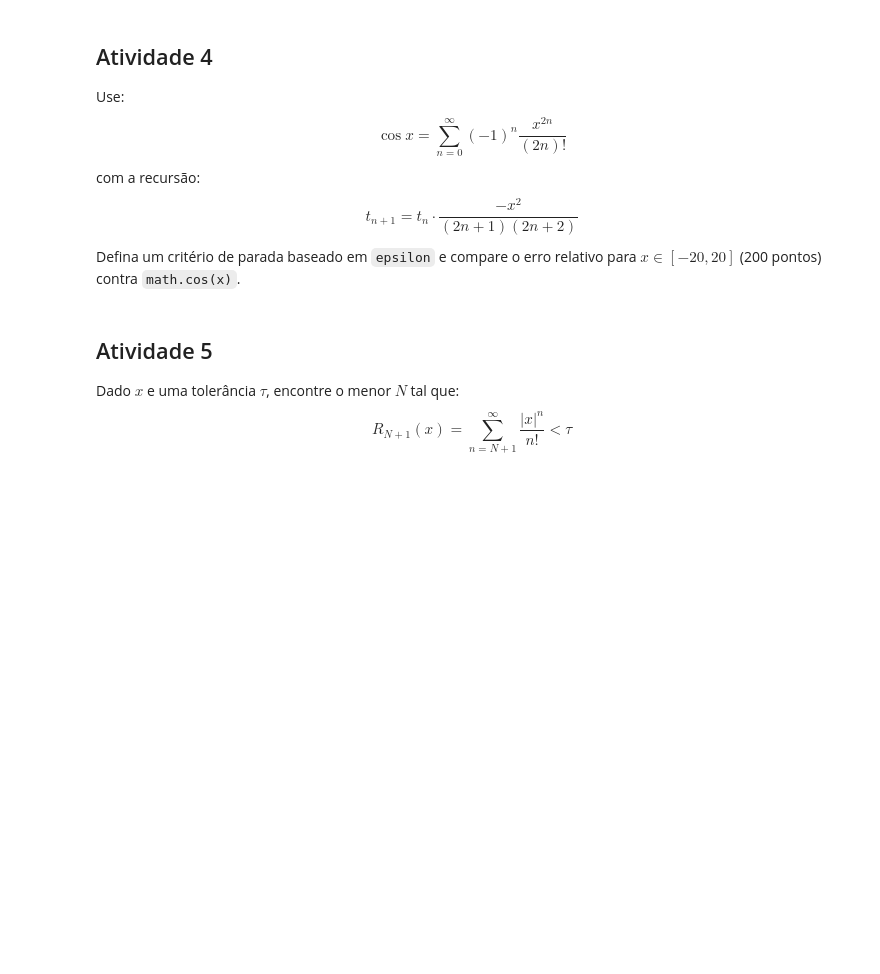
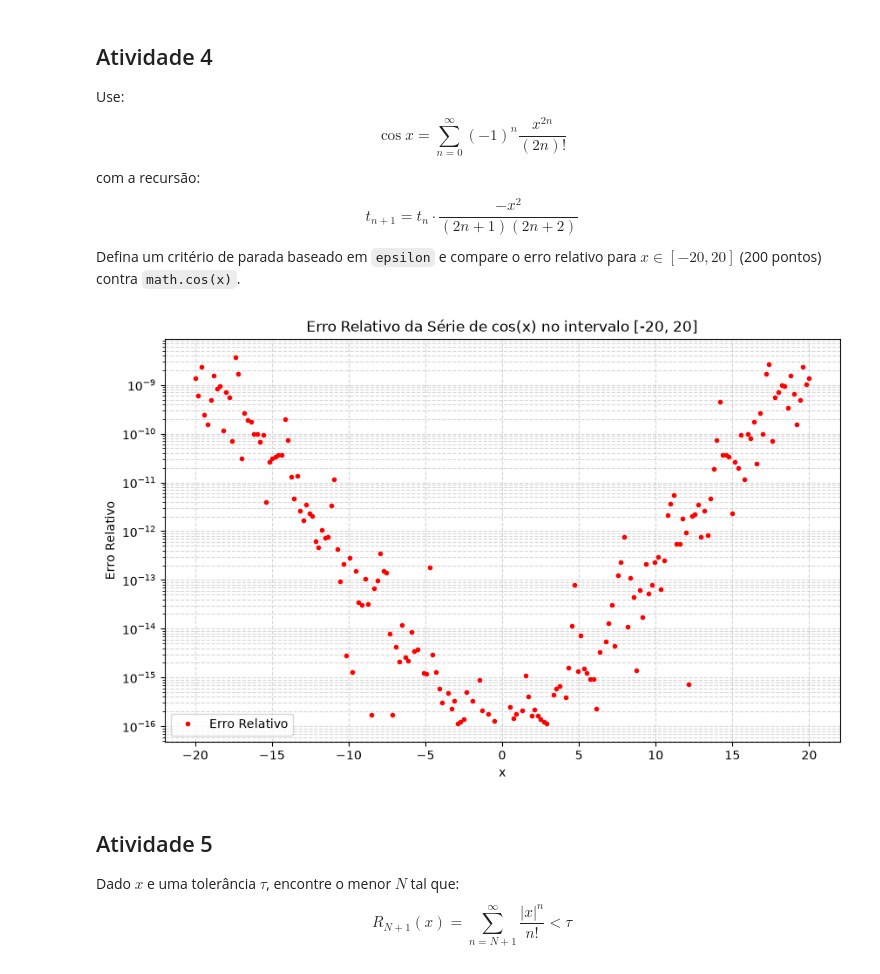
Before and after one commit to GabrielRC04/cnum, a Jupyter notebook: notebooks/semana3.ipynb, the cells around one changed output. Saved outputs shown, nothing was run; the diff lists cells and outputs as text; code cells hidden in the pictures; blank space fills up the shorter version.

```diff
--- a/notebooks/semana3.ipynb
+++ b/notebooks/semana3.ipynb
@@ -91,6 +196,69 @@ $$
 t_{n+1}=t_n\cdot\frac{-x^2}{(2n+1)(2n+2)}
 $$
 Defina um critério de parada baseado em `epsilon` e compare o erro relativo para $x\in[-20,20]$ (200 pontos) contra `math.cos(x)`.
+# %%
+import math
+import sys
+import numpy as np
+import matplotlib.pyplot as plt
+
+def cos_series(x, atol=0.0):
+    """
+    Aproxima cos(x) pela série de Maclaurin utilizando a recursão dada.
+    """
+    eps = sys.float_info.epsilon
+    term = 1.0  # Para n=0, o termo é x^0 / 0! = 1
+    s = 1.0     # A soma inicializa com o primeiro termo
+    n = 0
+    tol_abs = max(atol, eps)
+
+    while True:
+        # Aplicação da recursão fornecida no enunciado
+        term *= - (x**2) / ((2*n + 1) * (2*n + 2))
+        s += term
+        n += 1
+
+        # Critério de paragem: o termo atual é insignificante face à soma
+        if abs(term) < eps * abs(s) or abs(term) < tol_abs:
+            break
+
+        # Limite de segurança para evitar loops infinitos
+        if n > 10_000:
+            break
+
+    return s, n
+
+# 1. Gerar 200 pontos no intervalo [-20, 20]
+x_vals = np.linspace(-20, 20, 200)
+erros_relativos = []
+
+# 2. Calcular a série e o erro relativo para cada ponto
+for x in x_vals:
+    approx, iteracoes = cos_series(x)
+    real = math.cos(x)
+
+    # Cálculo do erro relativo: |(valor_aproximado - valor_real) / valor_real|
+    # Adicionamos uma pequena constante no denominador para evitar divisão por zero
+    # caso math.cos(x) seja exatamente 0 (ou muito próximo)
+    if real == 0:
+        erro = abs(approx - real)
+    else:
+        erro = abs((approx - real) / real)
+
+    erros_relativos.append(erro)
+
+# 3. Visualizar os resultados
+plt.figure(figsize=(10, 6))
+plt.plot(x_vals, erros_relativos, marker='.', linestyle='none', color='red', label='Erro Relativo')
+plt.yscale('log') # Escala logarítmica para ver as variações do erro
+plt.title('Erro Relativo da Série de cos(x) no intervalo [-20, 20]')
+plt.xlabel('x')
+plt.ylabel('Erro Relativo')
+plt.grid(True, which="both", ls="--", alpha=0.5)
+plt.legend()
+plt.show()
+# %% [output]
+[figure, added]
 # %% [markdown]
 ## Atividade 5
 
```
Also changed, not shown: parts of 5 cells of this notebook, 1 other file.
